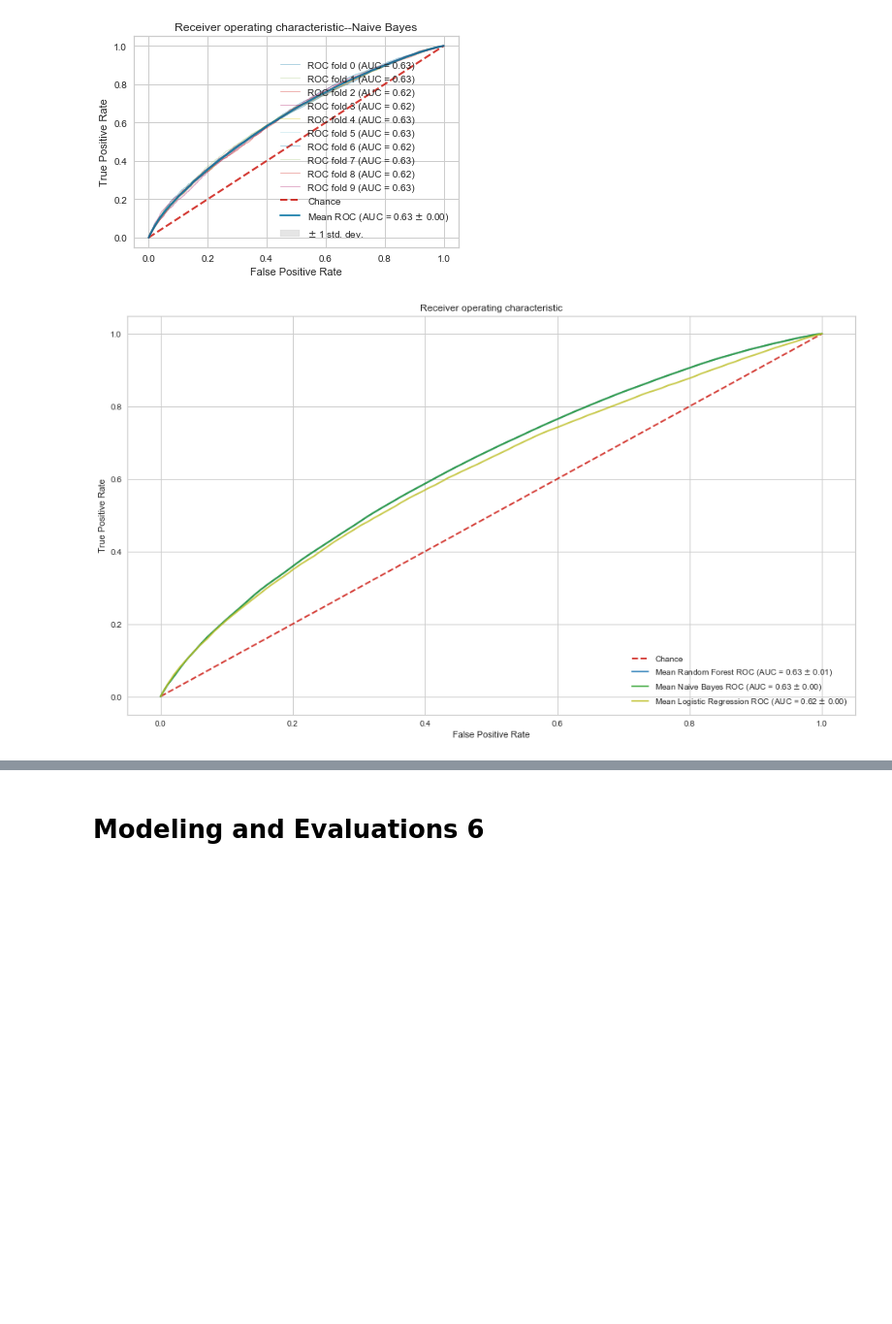
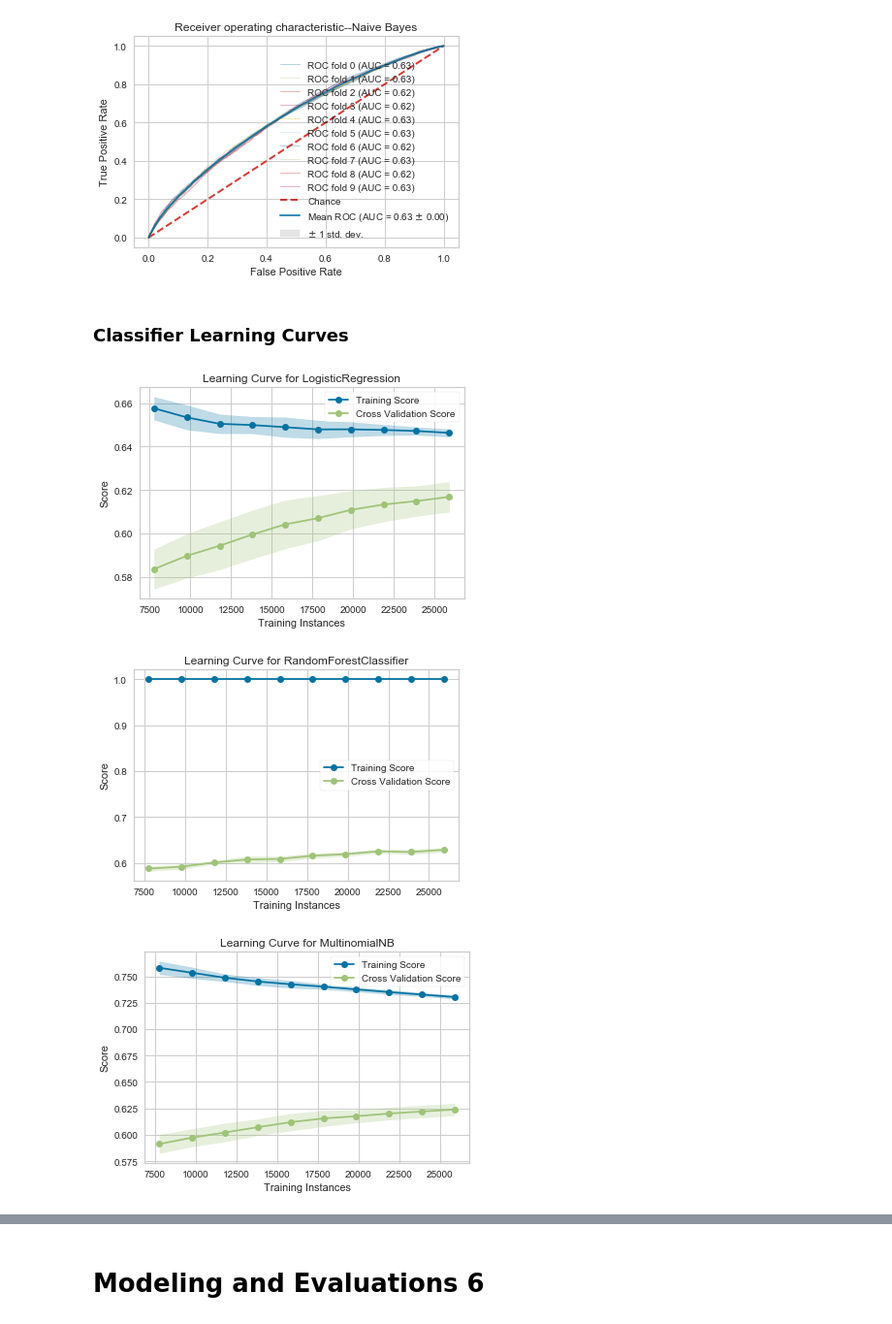
Before and after one commit to sachinac/ML7331, a Jupyter notebook: msds_7331_lab_2_v01.ipynb, the cells around one changed output, grey strips where cells are left out. Shown at 97% size. Drawn from its saved outputs; the diff is of its cells as text; code cells hidden in the pictures; blank space fills up the shorter version.

```diff
--- a/msds_7331_lab_2_v01.ipynb
+++ b/msds_7331_lab_2_v01.ipynb
@@ -1227,13 +1263,3 @@ Best Estimator   :  KNeighborsRegressor(algorithm='kd_tree', leaf_size=30, metri
                     weights='distance')
 Best Parameters  :  {'kneighborsregressor__algorithm': 'kd_tree', 'kneighborsregressor__leaf_size': 30, 'kneighborsregressor__n_jobs': -1, 'kneighborsregressor__n_neighbors': 15, 'kneighborsregressor_ ...
 Best Scores      :  -102172020.80649403
-# %%
-#reg_y_pred = grid.predict(reg_X_test)
-from yellowbrick.regressor import PredictionError
-
-model = grid.best_estimator_[0]
-visualizer = PredictionError(model)
-
-visualizer.fit(reg_X_train, reg_y_train)  # Fit the training data to the visualizer
-visualizer.score(reg_X_test, reg_y_test)  # Evaluate the model on the test data
-visualizer.show()
@@ -1254,0 +1280,12 @@ TIP: YellowBrick (it's a pkg) for visualizing estimators
+# %%
+def LCplot(model):
+    # Create the learning curve visualizer
+    sizes = np.linspace(0.3, 1.0, 10)
+
+    # Instantiate the classification model and visualizer
+    visualizer = LearningCurve(
+        model, cv=cv, scoring='roc_auc', train_sizes=sizes, n_jobs=-1
+    )
+
+    visualizer.fit(X_train, y_train)        # Fit the data to the visualizer
+    visualizer.show()           # Finalize and render the figure
@@ -1364,5 +1469,3 @@ plt.ylabel('True Positive Rate')
 plt.title('Receiver operating characteristic')
 plt.legend(loc="lower right")
 plt.show()
-# %% [output]
-[figure, removed]
@@ -1368,0 +1484,12 @@ plt.show()
+# %% [markdown]
+### Classifier Learning Curves
+# %%
+warnings.simplefilter(action='ignore', category=Warning)
+LCplot(best_log_clf.best_estimator_)
+LCplot(best_rf_clf.best_estimator_)
+LCplot(best_nb_clf.best_estimator_)
+warnings.simplefilter(action='default', category=Warning)
+# %% [output]
+[figure, added]
+[figure, added]
+[figure, added]
```
Also changed, not shown: parts of 22 cells of this notebook.
